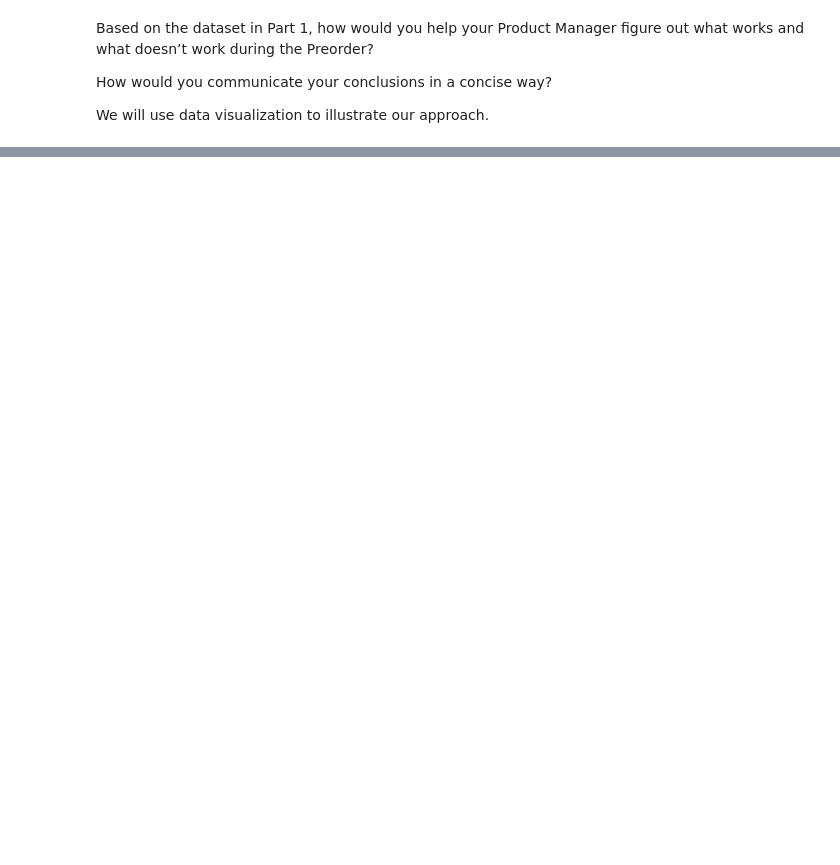
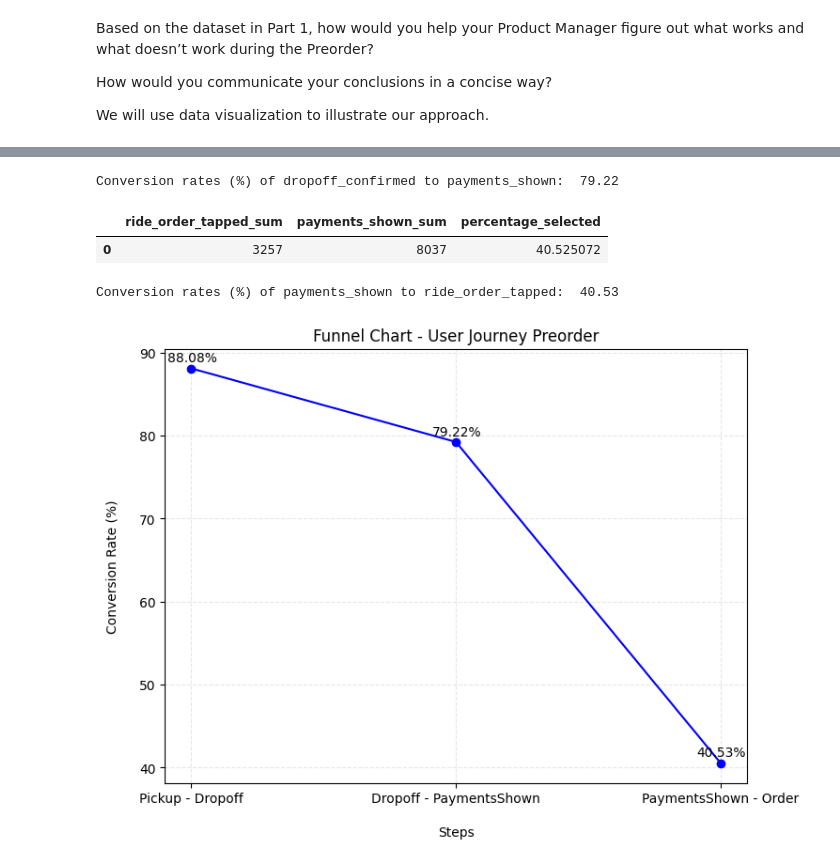
Before and after one commit to manuzrpEd/VTC_BayesianDataAnalytics, a Jupyter notebook: VTC_DataAnalytics.ipynb, the cells around one changed output, grey strips where cells are left out. Saved outputs shown, nothing was run; the diff lists cells and outputs as text; code cells hidden in the pictures; blank space fills up the shorter version.

```diff
--- a/VTC_DataAnalytics.ipynb
+++ b/VTC_DataAnalytics.ipynb
@@ -224,0 +311,4 @@ We will use data visualization to illustrate our approach.
+# %%
+print(f"Conversion rates (%) of dropoff_confirmed to payments_shown: ",round(query_results['percentage_selected'].mean(),2))
+# %% [output]
+Conversion rates (%) of dropoff_confirmed to payments_shown:  79.22
@@ -225,3 +318,57 @@ We will use data visualization to illustrate our approach.
+# %%
+query = """
+WITH ride_order_tapped_events AS (
+  SELECT
+      device_id,
+      event_name,
+      timestamp,
+      LEAD(event_name) OVER (PARTITION BY device_id ORDER BY timestamp) as post_event
+    FROM MOBILE_EVENTS
+    WHERE event_name = 'payments_shown' or event_name = 'ride_order_tapped'
+)
+
+SELECT
+  SUM(CASE WHEN post_event = 'ride_order_tapped' THEN 1 ELSE 0 END) as ride_order_tapped_sum,
+  SUM(CASE WHEN event_name = 'payments_shown' THEN 1 ELSE 0 END) as payments_shown_sum,
+  CASE
+    WHEN SUM(CASE WHEN event_name = 'payments_shown' THEN 1 ELSE 0 END) <> 0
+      THEN CAST(SUM(CASE WHEN post_event = 'ride_order_tapped' THEN 1 ELSE 0 END) as float) /
+           SUM(CASE WHEN event_name = 'payments_shown' THEN 1 ELSE 0 END)
+    ELSE NULL
+  END as percentage_selected
+FROM ride_order_tapped_events
+WHERE event_name = 'payments_shown';
+"""
+# Execute the query
+query_results = pd.read_sql_query(query, conn)#.to_csv('test.csv')
+query_results['percentage_selected'] *= 100
+query_results
+# %% [output]
+|  | ride_order_tapped_sum | payments_shown_sum | percentage_selected |
+| 0 | 3257 | 8037 | 40.525072 |
+# %%
+print(f"Conversion rates (%) of payments_shown to ride_order_tapped: ",round(query_results['percentage_selected'].mean(),2))
+# %% [output]
+Conversion rates (%) of payments_shown to ride_order_tapped:  40.53
+# %%
+steps.append('PaymentsShown - Order')
+conversion_rates.append(round(query_results['percentage_selected'].mean(),2))
+# %%
+# Create a figure and axis
+fig, ax = plt.subplots(figsize=(8, 6))
+# Plot the funnel chart
+ax.plot(steps, conversion_rates, marker='o', color='b', linestyle='-')
+# Add labels and title
+ax.set_xlabel('\nSteps')
+ax.set_ylabel('Conversion Rate (%)\n')
+ax.set_title('Funnel Chart - User Journey Preorder')
+# Add annotations for conversion rates
+for i, rate in enumerate(conversion_rates):
+    ax.annotate(f'{rate}%', (i, rate), textcoords="offset points", xytext=(0.5,5), ha='center')
+plt.grid(True,alpha=0.3,linestyle='--')
+plt.show()
+# %% [output]
+[figure, added]
 # %%
 # close connection:
 conn.close()
```
Also changed, not shown: parts of 13 cells of this notebook, 4 other files.
